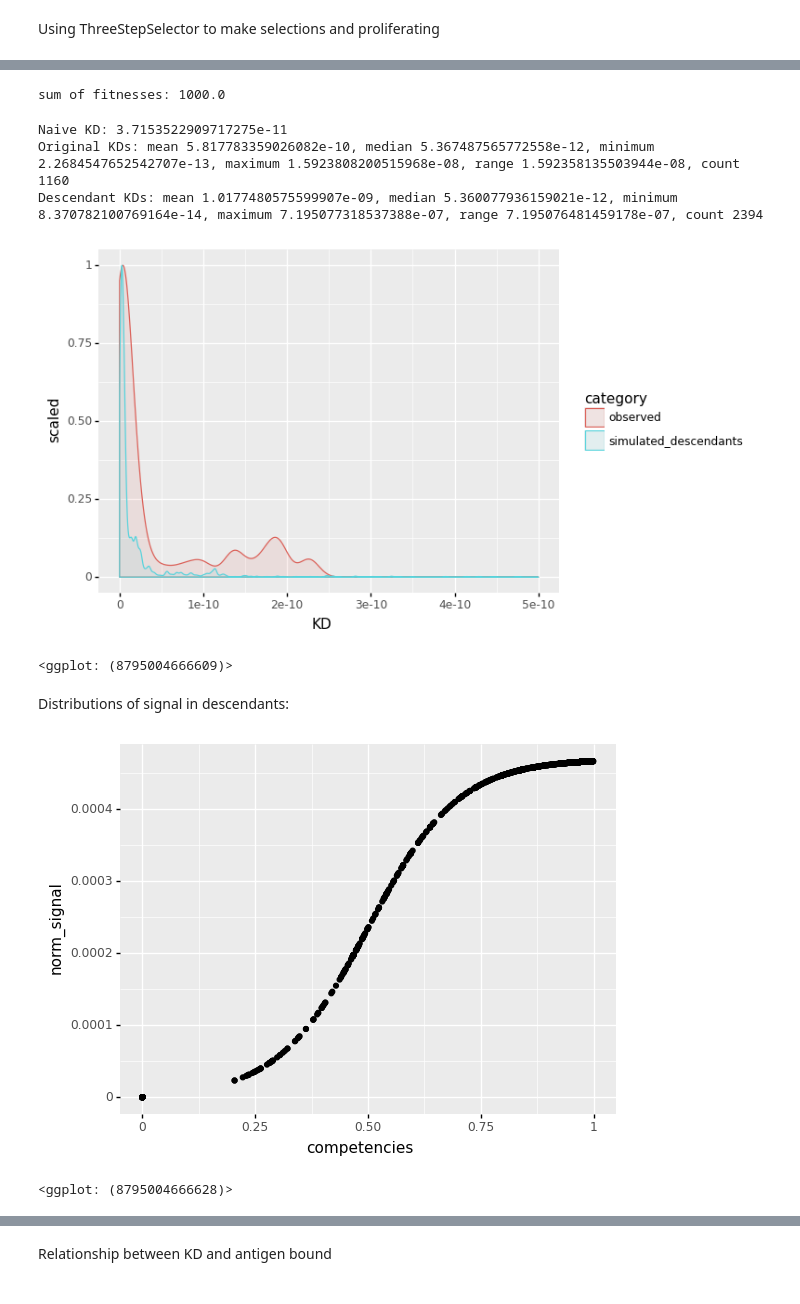
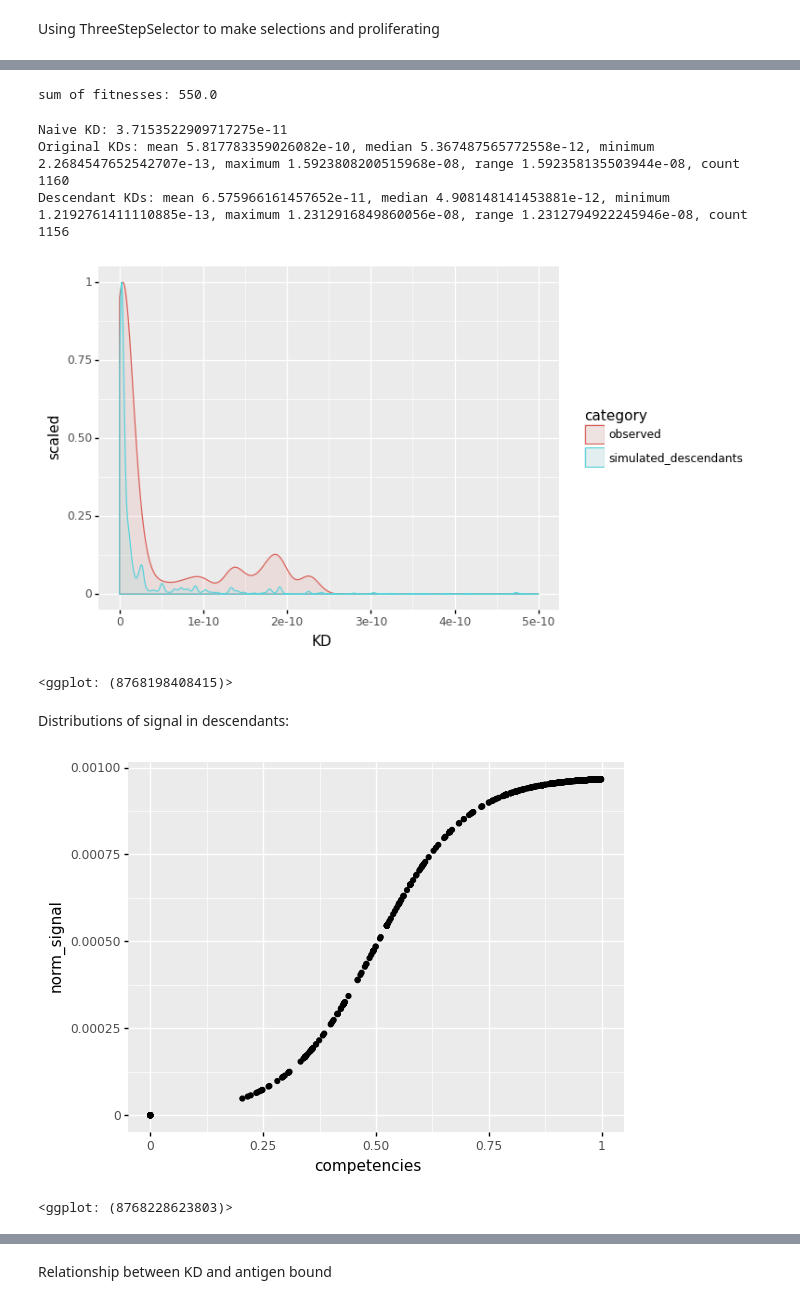
Before and after one commit to matsengrp/gcdyn, a Jupyter notebook: notebooks/models_of_t_cell_help.ipynb, the cells around one changed output, grey strips where cells are left out. Drawn from its saved outputs; the diff is of its cells as text; code cells hidden in the pictures.

```diff
--- a/notebooks/models_of_t_cell_help.ipynb
+++ b/notebooks/models_of_t_cell_help.ipynb
@@ -51,6 +52,15 @@ KDs = [
 mult_KDs = KDs * 20
 # %%
 phenotype = DMSPhenotype(
+    1,
+    1,
+    336,
+    "https://raw.githubusercontent.com/jbloomlab/Ab-CGGnaive_DMS/main/data/CGGnaive_sites.csv",
+    "tdms-linear.model",
+    ["delta_log10_KD", "delta_expression", "delta_psr"],
+    -10.43,
+)
+linear_phenotype = DMSPhenotype(
     1,
     1,
     336,
@@ -64,7 +77,7 @@ Using ThreeStepSelector to make selections and proliferating
 # %%
 threenormselector = ThreeStepSelector(
     concentration_antigen=10 ** (-10),
-    total_t_cell_help=1000,
+    total_t_cell_help=550,
     max_help=6,
     antigen_frac_limit=0.2,
 )
@@ -114,7 +133,7 @@ for fitness in fitnesses:
     fit_sum += fitness[0]
 print(f"sum of fitnesses: {fit_sum}")
 # %% [output]
-sum of fitnesses: 1000.0
+sum of fitnesses: 550.0
 # %%
 cats = ["observed"] * len(mult_KDs)
 cats.extend(["simulated_descendants"] * len(descendant_KDs))
@@ -136,43 +155,39 @@ print(
 # %% [output]
 Naive KD: 3.7153522909717275e-11
 Original KDs: mean 5.817783359026082e-10, median 5.367487565772558e-12, minimum 2.2684547652542707e-13, maximum 1.5923808200515968e-08, range 1.592358135503944e-08, count 1160
-Descendant KDs: mean 1.0177480575599907e-09, median 5.360077936159021e-12, minimum 8.370782100769164e-14, maximum 7.195077318537388e-07, range 7.195076481459178e-07, count 2394
+Descendant KDs: mean 6.575966161457652e-11, median 4.908148141453881e-12, minimum 1.2192761411110885e-13, maximum 1.2312916849860056e-08, range 1.2312794922245946e-08, count 1156
-[figure, old version]
+[figure, new version]
-<ggplot: (8795004666609)>
+<ggplot: (8768198408415)>
 # %% [markdown]
 Distributions of signal in descendants:
 # %%
 competencies = threenormselector.norm1(descendant_KDs)
 midpoint_competency = 0.5
 curve_steepness = 10
 unnorm_signals = []
 from math import exp
 
 for competency in competencies:
     if competency == 0:
         unnorm_signals.append(0)
     else:
         unnorm_signals.append(
             1 / (1 + exp(-1 * curve_steepness * (competency - midpoint_competency)))
         )
 competencies_df = pd.DataFrame(
     {
         "competency": competencies,
         "KD": descendant_KDs,
-        "norm_signal": threenormselector.norm2_sigmoid(
-            competencies,
-            midpoint_competency=midpoint_competency,
-            curve_steepness=curve_steepness,
-        ),
+        "norm_signal": threenormselector.norm2_sigmoid(competencies),
         "unnorm_signal": unnorm_signals,
     }
 )
 
 
 (ggplot(competencies_df) + aes(x="competencies", y="norm_signal") + geom_point())
 # %% [output]
-[figure, old version]
+[figure, new version]
-<ggplot: (8795004666628)>
+<ggplot: (8768228623803)>
 # %%
 (
     ggplot(competencies_df, aes(x="competency"))
```
Also changed, not shown: parts of 15 cells of this notebook, 6 other files.
